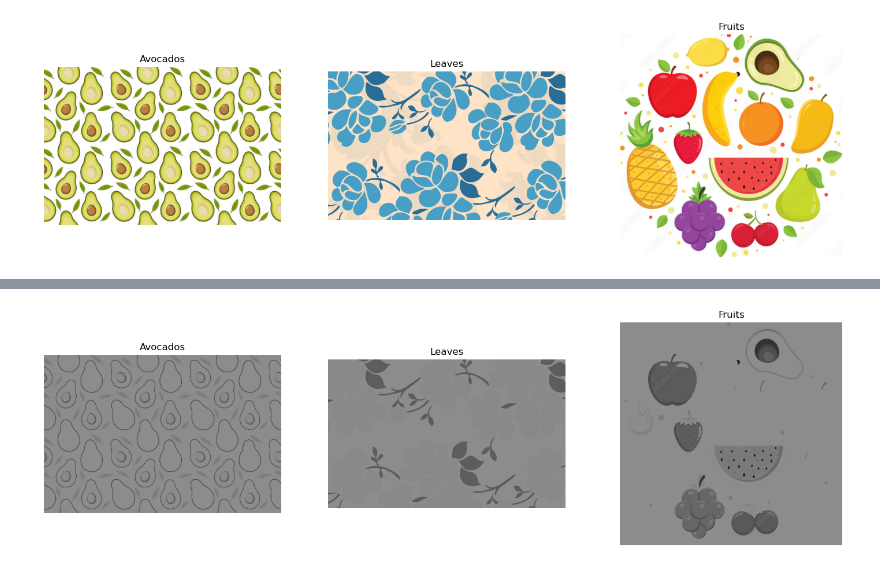
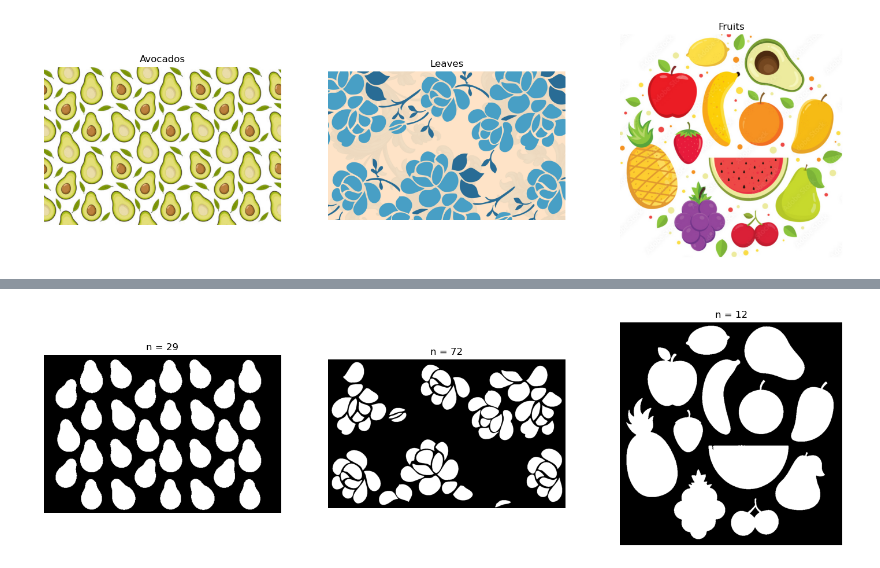
Before and after one commit to Iwan-LMX/OpencvPractice, a Jupyter notebook: Lab4/Lab4.ipynb, the cells around one changed output, grey strips where cells are left out. Drawn from its saved outputs; the diff is of its cells as text; code cells hidden in the pictures.

```diff
--- a/Lab4/Lab4.ipynb
+++ b/Lab4/Lab4.ipynb
@@ -13,7 +15,7 @@ def display(images, titles, Axis=False, Plot=False, Gray=False):
             ax.plot(img)
         else:
             if Gray:
-                ax.imshow(cv2.cvtColor(img, cv2.COLOR_BGR2RGB))
+                ax.imshow(img, cmap="gray")
             else:
                 ax.imshow(cv2.cvtColor(img, cv2.COLOR_BGR2RGB))
 
@@ -48,9 +85,13 @@ display([hist1, hist2, hist3], titles, True, True)
-# %%
-th_val, max_val = 140, 250
-ret1, dst1 = cv2.threshold(gray_img1, th_val, max_val, cv2.THRESH_TRUNC)
-ret2, dst2 = cv2.threshold(gray_img2, th_val, max_val, cv2.THRESH_TRUNC)
-ret3, dst3 = cv2.threshold(gray_img3, th_val, max_val, cv2.THRESH_TRUNC)
-
-display([dst1, dst2, dst3], titles, Gray=True)
-# %% [output]
-[figure, removed]
+# %%
+colorFilter = np.array([[90, 40, 150], [110, 255, 255]])
+
+res_img1, cnt1 = thresholdSegmentation(img1, 220)
+res_img2, cnt2 = thresholdSegmentation(img2, 10, colorFilter=colorFilter)
+res_img3, cnt3 = thresholdSegmentation(img3, 242, min_size=2000)
+
+res = [res_img1, res_img2, res_img3]
+res_titles = [cnt1, cnt2, cnt3]
+
+display(res, res_titles, Gray=True)
+# %% [output]
+[figure, added]
```
Also changed, not shown: parts of 4 cells of this notebook, 1 other file.
